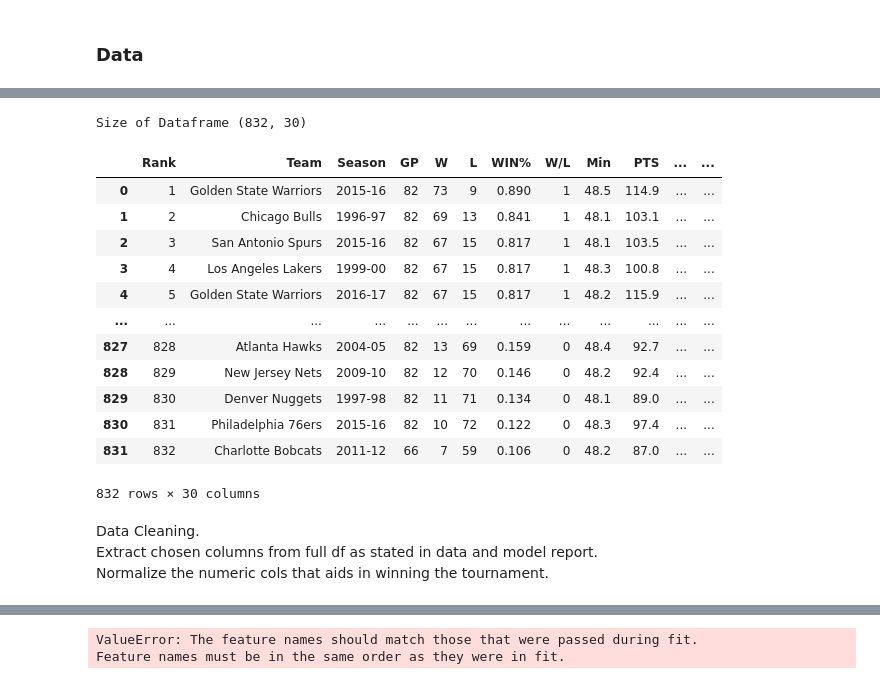
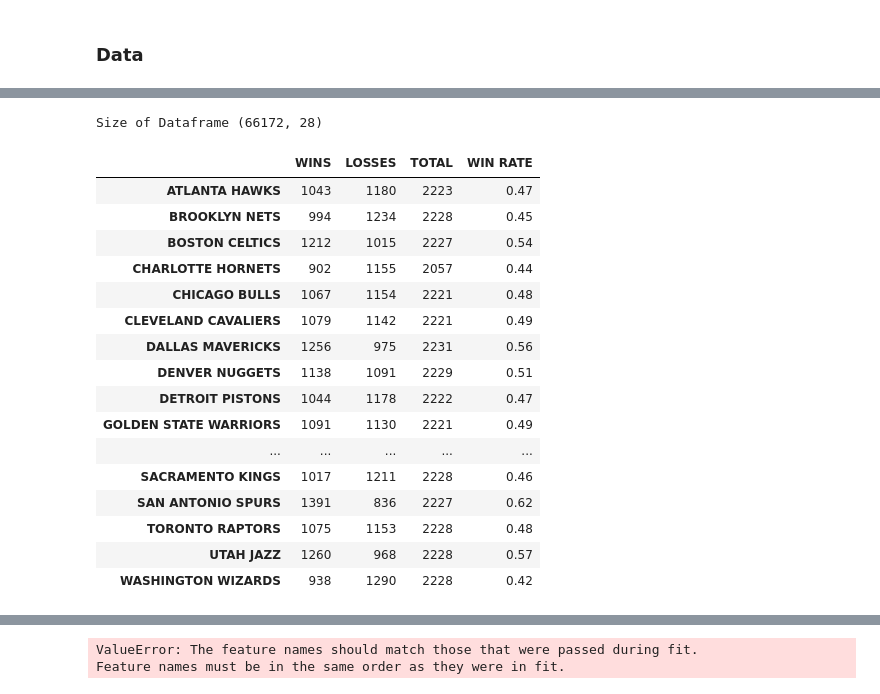
Before and after one commit to MorandR/NBA_Standings, a Jupyter notebook: basketball.ipynb, the cells around one changed output, grey strips where cells are left out. Drawn from its saved outputs; the diff is of its cells as text; code cells hidden in the pictures.

```diff
--- a/basketball.ipynb
+++ b/basketball.ipynb
@@ -402 +299,18 @@ full_df["W/L"] = encoder.fit_transform(full_df["W/L"])
+# %%
+# Prepare name changes
+old_abbrs = [['NOH','NOK'], 'VAN', 'CHH', 'SEA', 'NJN' ]
+new_abbrs = ['NOP', 'MEM', 'CHA', 'OKC', 'BKN']
+
+for idx,abbr in enumerate(old_abbrs):
+    full_df = full_df.replace(abbr,new_abbrs[idx])
+
+team_abbr = full_df['TEAM ABBR'].unique()
+team_name = full_df['TEAM']
+teams = {}
+
+# Recreate teams Dictionary
+for each in team_abbr:
+
+    indicies = list(np.where(full_df['TEAM ABBR'] == each))[0]
+    teams[each] = full_df['TEAM'].iloc[indicies[0]]
 # %% [markdown]
@@ -404,22 +318,47 @@ full_df["W/L"] = encoder.fit_transform(full_df["W/L"])
 # %%
 print(f"Size of Dataframe {full_df.shape}")
-full_df
 # %% [output]
-Size of Dataframe (832, 30)
+Size of Dataframe (66172, 28)
-|  | Rank | Team | Season | GP | W | L | WIN% | W/L | Min | PTS | ... | ... |
-| 0 | 1 | Golden State Warriors | 2015-16 | 82 | 73 | 9 | 0.890 | 1 | 48.5 | 114.9 | ... | ... |
-| 1 | 2 | Chicago Bulls | 1996-97 | 82 | 69 | 13 | 0.841 | 1 | 48.1 | 103.1 | ... | ... |
-| 2 | 3 | San Antonio Spurs | 2015-16 | 82 | 67 | 15 | 0.817 | 1 | 48.1 | 103.5 | ... | ... |
-| 3 | 4 | Los Angeles Lakers | 1999-00 | 82 | 67 | 15 | 0.817 | 1 | 48.3 | 100.8 | ... | ... |
-| 4 | 5 | Golden State Warriors | 2016-17 | 82 | 67 | 15 | 0.817 | 1 | 48.2 | 115.9 | ... | ... |
-| ... | ... | ... | ... | ... | ... | ... | ... | ... | ... | ... | ... | ... |
-| 827 | 828 | Atlanta Hawks | 2004-05 | 82 | 13 | 69 | 0.159 | 0 | 48.4 | 92.7 | ... | ... |
-| 828 | 829 | New Jersey Nets | 2009-10 | 82 | 12 | 70 | 0.146 | 0 | 48.2 | 92.4 | ... | ... |
-| 829 | 830 | Denver Nuggets | 1997-98 | 82 | 11 | 71 | 0.134 | 0 | 48.1 | 89.0 | ... | ... |
-| 830 | 831 | Philadelphia 76ers | 2015-16 | 82 | 10 | 72 | 0.122 | 0 | 48.3 | 97.4 | ... | ... |
-| 831 | 832 | Charlotte Bobcats | 2011-12 | 66 | 7 | 59 | 0.106 | 0 | 48.2 | 87.0 | ... | ... |
-832 rows × 30 columns
-# %% [markdown]
-Data Cleaning. <br/>
-Extract chosen columns from full df as stated in data and model report. <br/>
-Normalize the numeric cols that aids in winning the tournament. <br/>
+# %%
+# Sorted Team List for easier read
+from collections import OrderedDict
+
+sorted_teamsDict = OrderedDict(sorted(teams.items()))
+
+distinct_teams = sorted(full_df['TEAM'].unique())
+wins = []
+losses = []
+total = []
+win_rate = []
+
+for each in sorted_teamsDict:
+
+    win = sum(full_df[full_df['TEAM ABBR'] == each]['W/L'] == 'W')
+    loss = sum(full_df[full_df['TEAM ABBR'] == each]['W/L'] == 'L')
+    wins.append(win)
+    losses.append(loss)
+    total.append(win+loss)
+    win_rate.append(round(win/(win+loss),2))
+
+bar_chart_df = pd.DataFrame(data={'WINS':wins, 'LOSSES':losses, 'TOTAL': total, 'WIN RATE':win_rate}, index=sorted_teamsDict.values())
+# %%
+# Bar Chart of Results from SEASONS 1996-2024
+bar_chart_df
+# %% [output]
+|  | WINS | LOSSES | TOTAL | WIN RATE |
+| ATLANTA HAWKS | 1043 | 1180 | 2223 | 0.47 |
+| BROOKLYN NETS | 994 | 1234 | 2228 | 0.45 |
+| BOSTON CELTICS | 1212 | 1015 | 2227 | 0.54 |
+| CHARLOTTE HORNETS | 902 | 1155 | 2057 | 0.44 |
+| CHICAGO BULLS | 1067 | 1154 | 2221 | 0.48 |
+| CLEVELAND CAVALIERS | 1079 | 1142 | 2221 | 0.49 |
+| DALLAS MAVERICKS | 1256 | 975 | 2231 | 0.56 |
+| DENVER NUGGETS | 1138 | 1091 | 2229 | 0.51 |
+| DETROIT PISTONS | 1044 | 1178 | 2222 | 0.47 |
+| GOLDEN STATE WARRIORS | 1091 | 1130 | 2221 | 0.49 |
+| ... | ... | ... | ... | ... |
+| SACRAMENTO KINGS | 1017 | 1211 | 2228 | 0.46 |
+| SAN ANTONIO SPURS | 1391 | 836 | 2227 | 0.62 |
+| TORONTO RAPTORS | 1075 | 1153 | 2228 | 0.48 |
+| UTAH JAZZ | 1260 | 968 | 2228 | 0.57 |
+| WASHINGTON WIZARDS | 938 | 1290 | 2228 | 0.42 |
```
Also changed, not shown: parts of 37 cells of this notebook.
